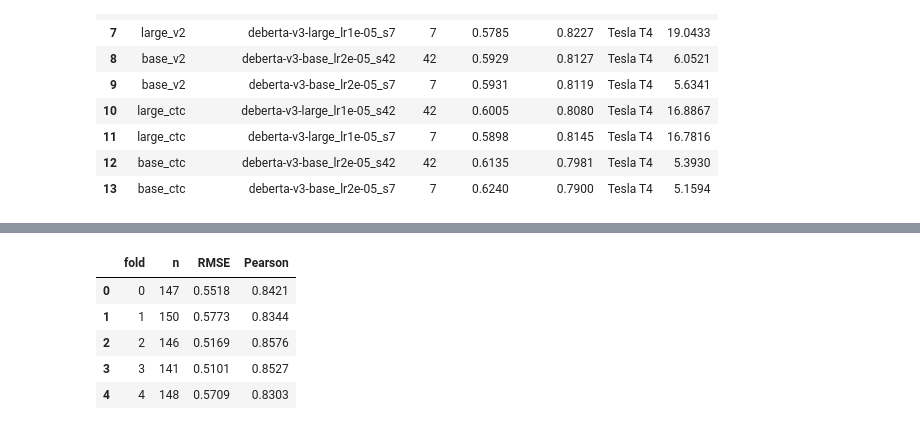
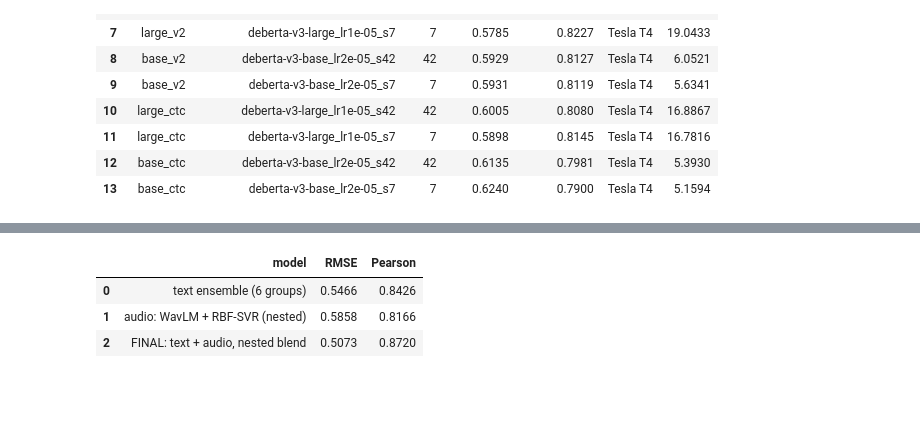
Before and after one commit to lijoraju/grammar-scoring, a Jupyter notebook: notebooks/03_final_submission.ipynb, the cells around one changed output, grey strips where cells are left out. Saved outputs shown, nothing was run; the diff lists cells and outputs as text; code cells hidden in the pictures; blank space fills up the shorter version.

```diff
--- a/notebooks/03_final_submission.ipynb
+++ b/notebooks/03_final_submission.ipynb
@@ -318,24 +335,17 @@ summary = pd.DataFrame(
     [{"model": GROUPS[g], "runs": len(run_dirs[g]), **report[g]} for g in GROUPS]
     + [
         {
-            "model": "FINAL: equal-weight mean of the 6 groups",
+            "model": "TEXT ENSEMBLE: equal-weight mean of the 6 groups",
             "runs": sum(map(len, run_dirs.values())),
             **report["mean"],
         }
     ]
 ).rename(columns={"rmse": "RMSE", "pearson_correlation": "Pearson"})
 display(summary.round(4))
-
-final_oof = oof[list(GROUPS)].mean(axis=1).to_numpy()
+text_oof = oof[list(GROUPS)].mean(axis=1).to_numpy()
+text_test = test_pred[list(GROUPS)].mean(axis=1).to_numpy()
 y = oof["label"].to_numpy()
-train_metrics = regression_metrics(y, final_oof)
-print(
-    f"TRAINING DATA RMSE (5-fold out-of-fold, n={len(y)}): {train_metrics['rmse']:.4f}"
-)
-print(
-    f"TRAINING DATA Pearson (5-fold out-of-fold):        "
-    f"{train_metrics['pearson_correlation']:.4f}"
-)
+folds = oof["fold"].to_numpy()
 # %% [output]
 |  | model | runs | RMSE | Pearson |
 | 0 | DeBERTa-large · canonical + verba... | 3 | 0.5704 | 0.8269 |
@@ -356,21 +373,47 @@ nothing about generalization).
 # %%
-folds = oof["fold"].to_numpy()
-per_fold = pd.DataFrame(
-    [
-        {
-            "fold": k,
-            "n": int((folds == k).sum()),
-            **regression_metrics(y[folds == k], final_oof[folds == k]),
-        }
-        for k in sorted(np.unique(folds))
-    ]
-).rename(columns={"rmse": "RMSE", "pearson_correlation": "Pearson"})
-display(per_fold.round(4))
-print(f"fold RMSE mean ± std: {per_fold.RMSE.mean():.4f} ± {per_fold.RMSE.std():.4f}")
+AUDIO_DIR = FINAL_DIR / "audio"
+train_x = load_audio(
+    AUDIO_DIR / "train_embeddings.npy",
+    AUDIO_DIR / "train_metadata.csv",
+    oof["filename"].tolist(),
+)
+test_x = load_audio(
+    AUDIO_DIR / "test_embeddings.npy",
+    AUDIO_DIR / "test_metadata.csv",
+    test_pred["filename"].tolist(),
+)
+audio_oof, fold_params = nested_audio_oof(train_x, y, folds)
+final_oof, fold_weights = nested_blend(text_oof, audio_oof, y, folds)
+display(
+    pd.DataFrame(
+        [
+            {"model": "text ensemble (6 groups)", **regression_metrics(y, text_oof)},
+            {
+                "model": "audio: WavLM + RBF-SVR (nested)",
+                **regression_metrics(y, audio_oof),
+            },
+            {
+                "model": "FINAL: text + audio, nested blend",
+                **regression_metrics(y, final_oof),
+            },
+        ]
+    )
+    .rename(columns={"rmse": "RMSE", "pearson_correlation": "Pearson"})
+    .round(4)
+)
+print("audio weight chosen per outer fold:", fold_weights)
+print(f"corr(text, audio) on OOF: {np.corrcoef(text_oof, audio_oof)[0, 1]:.3f}")
+train_metrics = regression_metrics(y, final_oof)
+print(
+    f"TRAINING DATA RMSE (5-fold out-of-fold, nested, n={len(y)}): "
+    f"{train_metrics['rmse']:.4f}"
+)
+print(
+    f"TRAINING DATA Pearson (5-fold out-of-fold, nested):        "
+    f"{train_metrics['pearson_correlation']:.4f}"
+)
 # %% [output]
-|  | fold | n | RMSE | Pearson |
-| 0 | 0 | 147 | 0.5518 | 0.8421 |
-| 1 | 1 | 150 | 0.5773 | 0.8344 |
-| 2 | 2 | 146 | 0.5169 | 0.8576 |
-| 3 | 3 | 141 | 0.5101 | 0.8527 |
-| 4 | 4 | 148 | 0.5709 | 0.8303 |
+|  | model | RMSE | Pearson |
+| 0 | text ensemble (6 groups) | 0.5466 | 0.8426 |
+| 1 | audio: WavLM + RBF-SVR (nested) | 0.5858 | 0.8166 |
+| 2 | FINAL: text + audio, nested blend | 0.5073 | 0.8720 |
```
Also changed, not shown: parts of 26 cells of this notebook, 5 other files.
